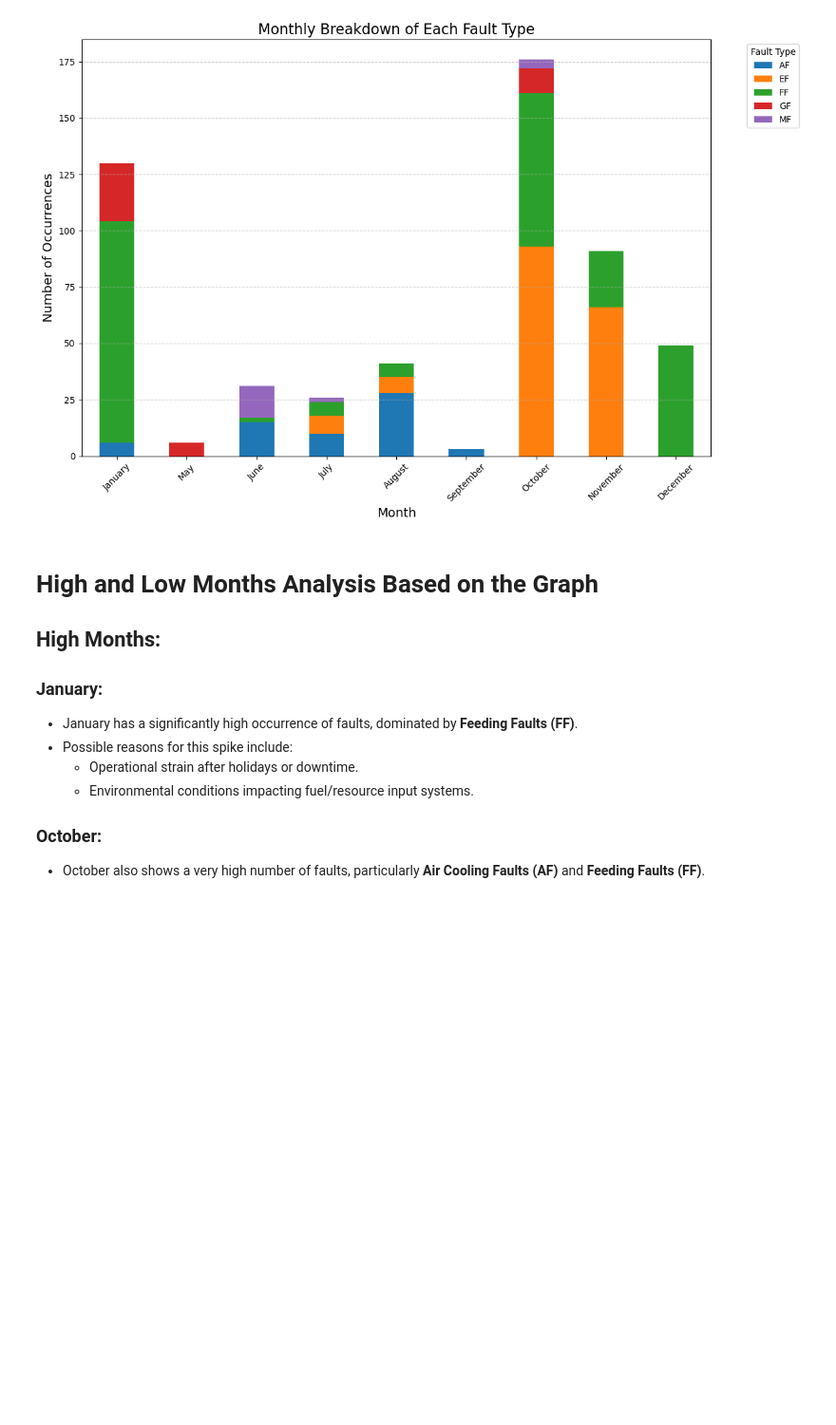
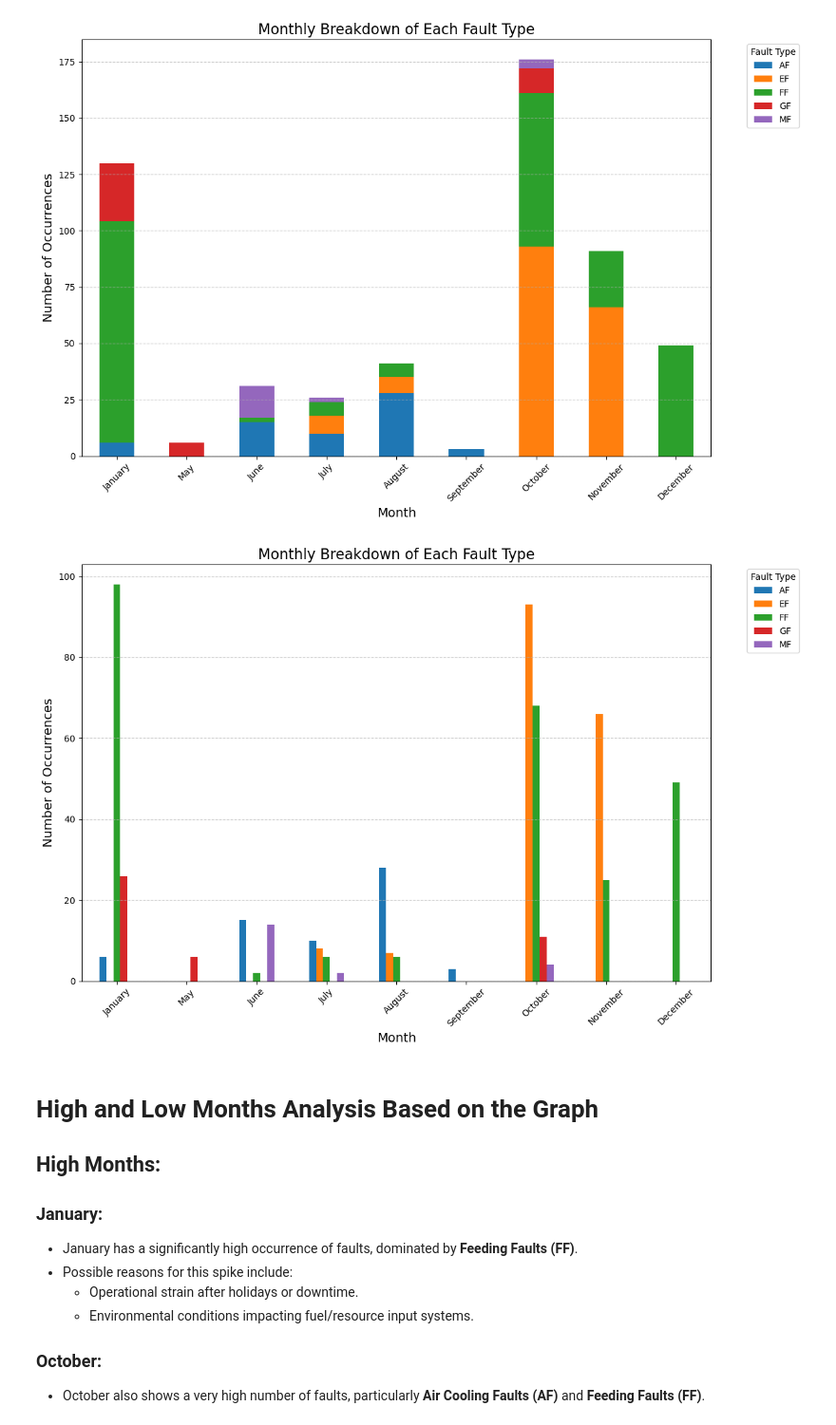
Before and after one commit to busi732/Team-2-2024Fall, a Jupyter notebook: notebooks/Fault Type Analysis.ipynb, the cells around one changed output. Shown: that part at 95% size. Cells and saved outputs as stored; diff of their text form; code cells hidden in the pictures; blank space fills up the shorter version.

Commit message:
Added unstacked graph for faulty type occurance over months

```diff
--- a/notebooks/Fault Type Analysis.ipynb
+++ b/notebooks/Fault Type Analysis.ipynb
@@ -99,6 +115,33 @@ plt.tight_layout()
 plt.show()
 # %% [output]
 [figure]
+# %%
+# Extract month names for better readability
+model_data['Month'] = pd.to_datetime(model_data['DateTime']).dt.month_name()
+
+# Group by Fault type and Month to count occurrences
+fault_monthly_counts = model_data.groupby(['Fault', 'Month']).size().unstack(fill_value=0)
+
+# Reorder months for logical sequence
+month_order = ['January', 'February', 'March', 'April', 'May', 'June',
+               'July', 'August', 'September', 'October', 'November', 'December']
+# Dynamically reorder months based on available data
+available_months = fault_monthly_counts.columns.tolist()
+ordered_months = [month for month in month_order if month in available_months]
+fault_monthly_counts = fault_monthly_counts[ordered_months]
+
+# Plotting each fault type breakdown per month again
+fault_monthly_counts.T.plot(kind='bar', stacked=False, figsize=(12, 8))
+plt.title('Monthly Breakdown of Each Fault Type', fontsize=16)
+plt.xlabel('Month', fontsize=14)
+plt.ylabel('Number of Occurrences', fontsize=14)
+plt.legend(title='Fault Type', bbox_to_anchor=(1.05, 1), loc='upper left')
+plt.xticks(rotation=45)
+plt.grid(axis='y', linestyle='--', alpha=0.7)
+plt.tight_layout()
+plt.show()
+# %% [output]
+[figure, added]
 # %% [markdown]
 # High and Low Months Analysis Based on the Graph
 
```
Also changed, not shown: parts of 1 cell of this notebook.
